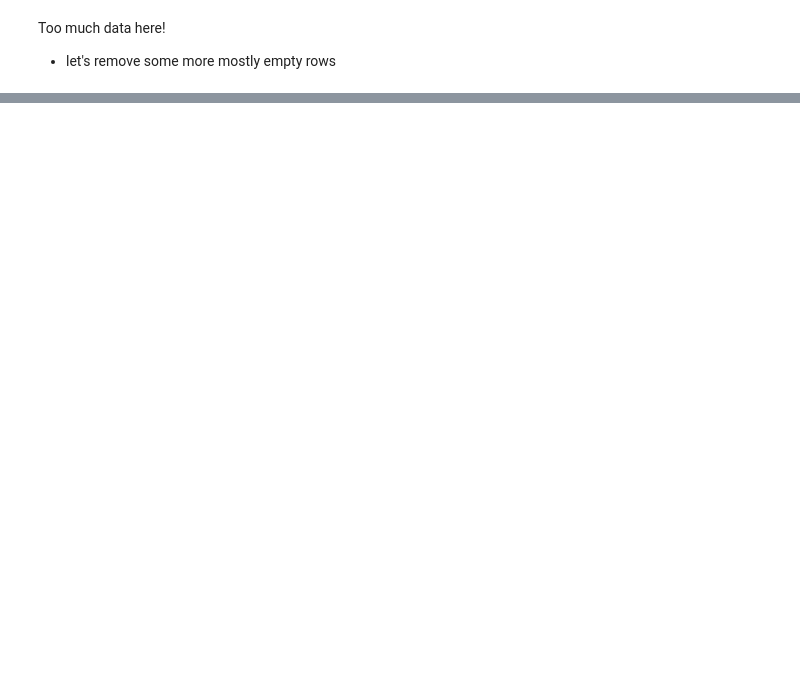
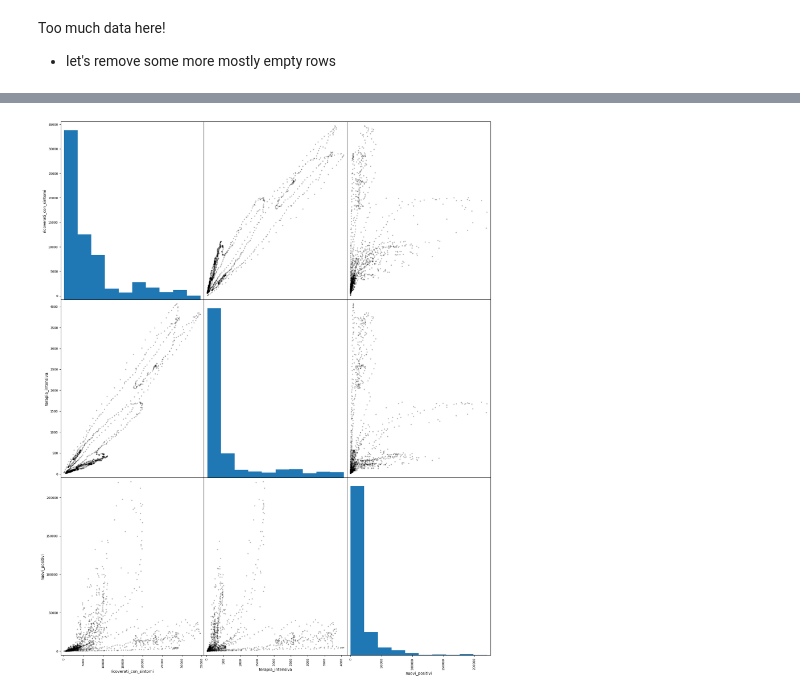
Before and after one commit to dipialx/Corso-Python, a Jupyter notebook: Lezione3.ipynb, the cells around one changed output, grey strips where cells are left out. Saved outputs shown, nothing was run; the diff lists cells and outputs as text; code cells hidden in the pictures; blank space fills up the shorter version.

```diff
--- a/Lezione3.ipynb
+++ b/Lezione3.ipynb
@@ -3563,4 +3869,8 @@ covid_italy[["totale_positivi_test_molecolare","totale_positivi_test_antigenico_
 # %%
-covid_italy.drop(columns=["totale_positivi_test_molecolare","totale_positivi_test_antigenico_rapido","tamponi_test_molecolare","tamponi_test_antigenico_rapido"], inplace=True)
-pd.plotting.scatter_matrix(covid_italy,figsize =(20,25),  color='k', alpha=0.3)
+#covid_italy.drop(columns=["totale_positivi_test_molecolare","totale_positivi_test_antigenico_rapido","tamponi_test_molecolare","tamponi_test_antigenico_rapido"], inplace=True)
+covid_2 = covid_italy[['ricoverati_con_sintomi','terapia_intensiva','nuovi_positivi']]
+
+pd.plotting.scatter_matrix(covid_2,figsize =(20,25),  color='k', alpha=0.3)
 plt.show()
+# %% [output]
+[figure, added]
```
Also changed, not shown: parts of 39 cells of this notebook, 2 other files.
